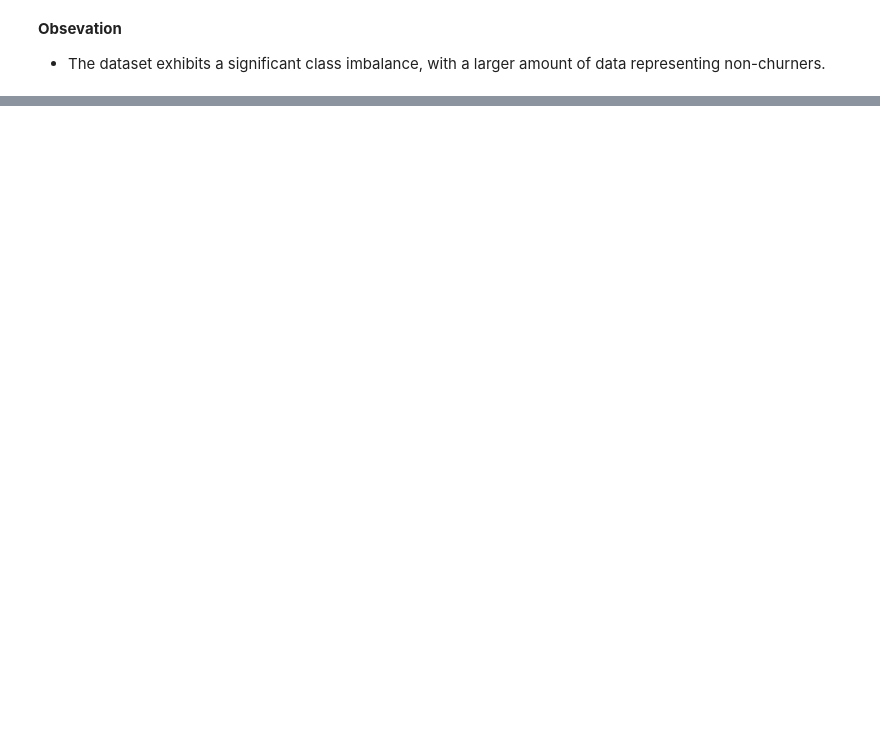
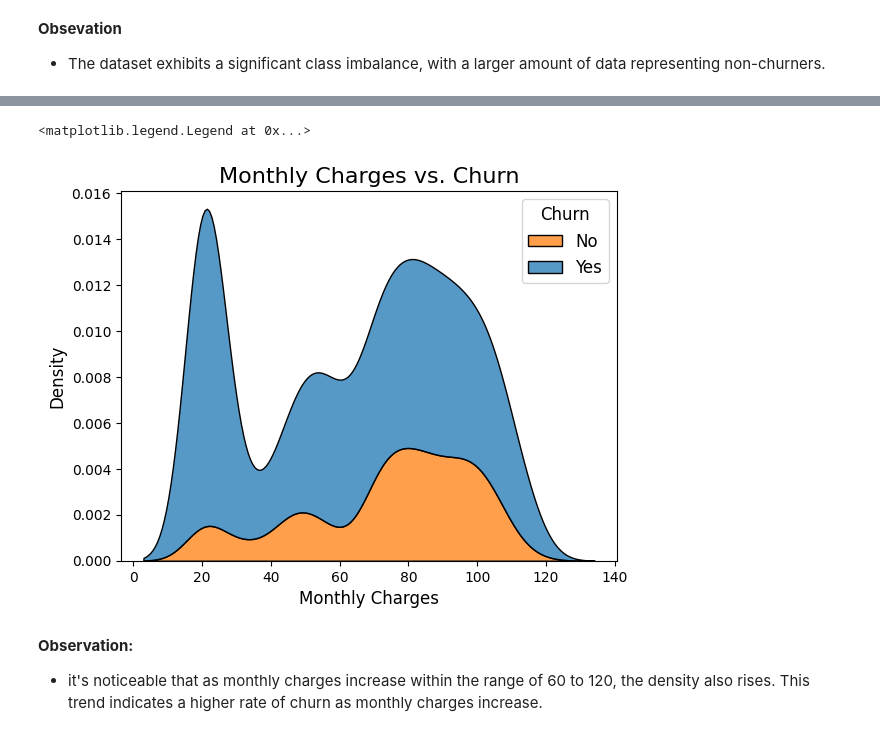
Before and after one commit to 87tana/ChurnPrediction-ML_WebApp, a Jupyter notebook: Customer_Churn_Prediction.ipynb, the cells around one changed output, grey strips where cells are left out. Cells and saved outputs as stored; diff of their text form; code cells hidden in the pictures; blank space fills up the shorter version.

```diff
--- a/Customer_Churn_Prediction.ipynb
+++ b/Customer_Churn_Prediction.ipynb
@@ -118,0 +206,17 @@ plt.show()
+# %%
+sns.kdeplot(data=df, x="MonthlyCharges",hue="Churn",multiple="stack")
+
+# Customize the plot appearance
+plt.title("Monthly Charges vs. Churn", fontsize=16)
+plt.xlabel("Monthly Charges", fontsize=12)
+plt.ylabel("Density", fontsize=12)
+
+# Show the legend with custom labels
+plt.legend(title="Churn", fontsize=12, title_fontsize=12, labels=["No", "Yes"])
+# %% [output]
+<matplotlib.legend.Legend at 0x...>
+[figure, added]
+# %% [markdown]
+**Observation:**
+
+- it's noticeable that as monthly charges increase within the range of 60 to 120, the density also rises. This trend indicates a higher rate of churn as monthly charges increase.
```
Also changed, not shown: parts of 20 cells of this notebook.
